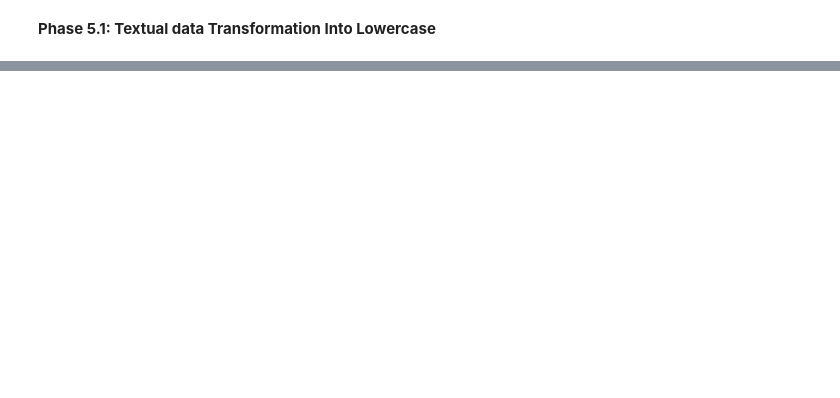
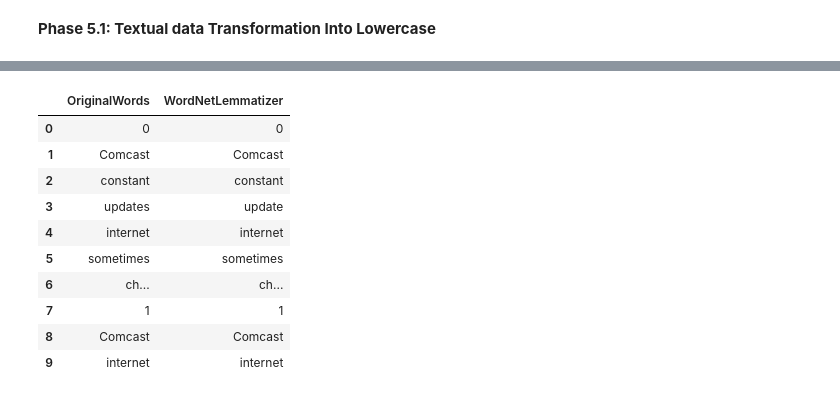
Before and after one commit to ijeoma91/Textual_NLP_Analysis, a Jupyter notebook: Textual_Analysis.ipynb, the cells around one changed output, grey strips where cells are left out. Cells and saved outputs as stored; diff of their text form; code cells hidden in the pictures; blank space fills up the shorter version.

```diff
--- a/Textual_Analysis.ipynb
+++ b/Textual_Analysis.ipynb
@@ -209,0 +333,13 @@ df
+# %%
+import nltk
+nltk.download('wordnet')
+
+#LEMMATIZATION with WordNet (We will use our target text row 2  in column Clean_Text_string)
+Row_2words  = nltk.tokenize.WhitespaceTokenizer().tokenize(Text_df["Clean_text_string"].to_string())
+dframe = pd.DataFrame()
+dframe['OriginalWords'] = pd.Series(Row_2words)
+#We will use WordNet Lemmatization to lemmatize word bease on its context and usage.
+wordNetLemmatizedWords = [nltk.stem.WordNetLemmatizer().lemmatize(word) for word in Row_2words]
+dframe['WordNetLemmatizer'] = pd.Series(wordNetLemmatizedWords)
+dframe.head(10)
+# %% [output]
@@ -209,0 +347,11 @@ df
+|  | OriginalWords | WordNetLemmatizer |
+| 0 | 0 | 0 |
+| 1 | Comcast | Comcast |
+| 2 | constant | constant |
+| 3 | updates | update |
+| 4 | internet | internet |
+| 5 | sometimes | sometimes |
+| 6 | ch... | ch... |
+| 7 | 1 | 1 |
+| 8 | Comcast | Comcast |
+| 9 | internet | internet |
```
Also changed, not shown: parts of 40 cells of this notebook.
